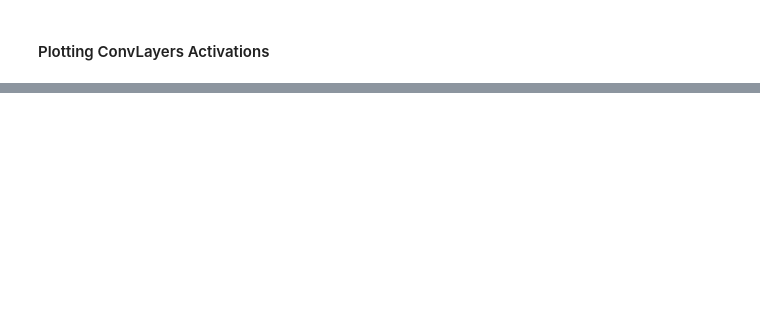
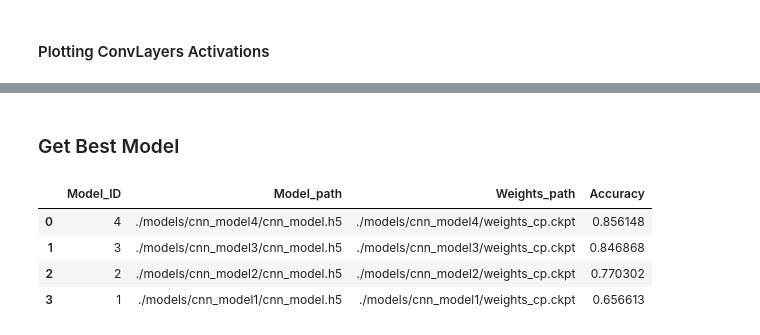
Before and after one commit to CarlosGarlem/SL2-DeepLearning, a Jupyter notebook: CNN/CNN_Model.ipynb, the cells around one changed output, grey strips where cells are left out. Saved outputs shown, nothing was run; the diff lists cells and outputs as text; code cells hidden in the pictures; blank space fills up the shorter version.

```diff
--- a/CNN/CNN_Model.ipynb
+++ b/CNN/CNN_Model.ipynb
@@ -320,0 +328,2 @@ Layer 15: conv2d_2
+# %% [markdown]
+### Get Best Model
@@ -320,0 +333,10 @@ Layer 15: conv2d_2
+# %%
+models_df = pd.read_csv('./models/model_results.csv')
+models_df.sort_values(by = 'Accuracy', ascending = False, ignore_index = True, inplace = True)
+models_df.head()
+# %% [output]
+|  | Model_ID | Model_path | Weights_path | Accuracy |
+| 0 | 4 | ./models/cnn_model4/cnn_model.h5 | ./models/cnn_model4/weights_cp.ckpt | 0.856148 |
+| 1 | 3 | ./models/cnn_model3/cnn_model.h5 | ./models/cnn_model3/weights_cp.ckpt | 0.846868 |
+| 2 | 2 | ./models/cnn_model2/cnn_model.h5 | ./models/cnn_model2/weights_cp.ckpt | 0.770302 |
+| 3 | 1 | ./models/cnn_model1/cnn_model.h5 | ./models/cnn_model1/weights_cp.ckpt | 0.656613 |
```
Also changed, not shown: parts of 25 cells of this notebook, 6 other files.
